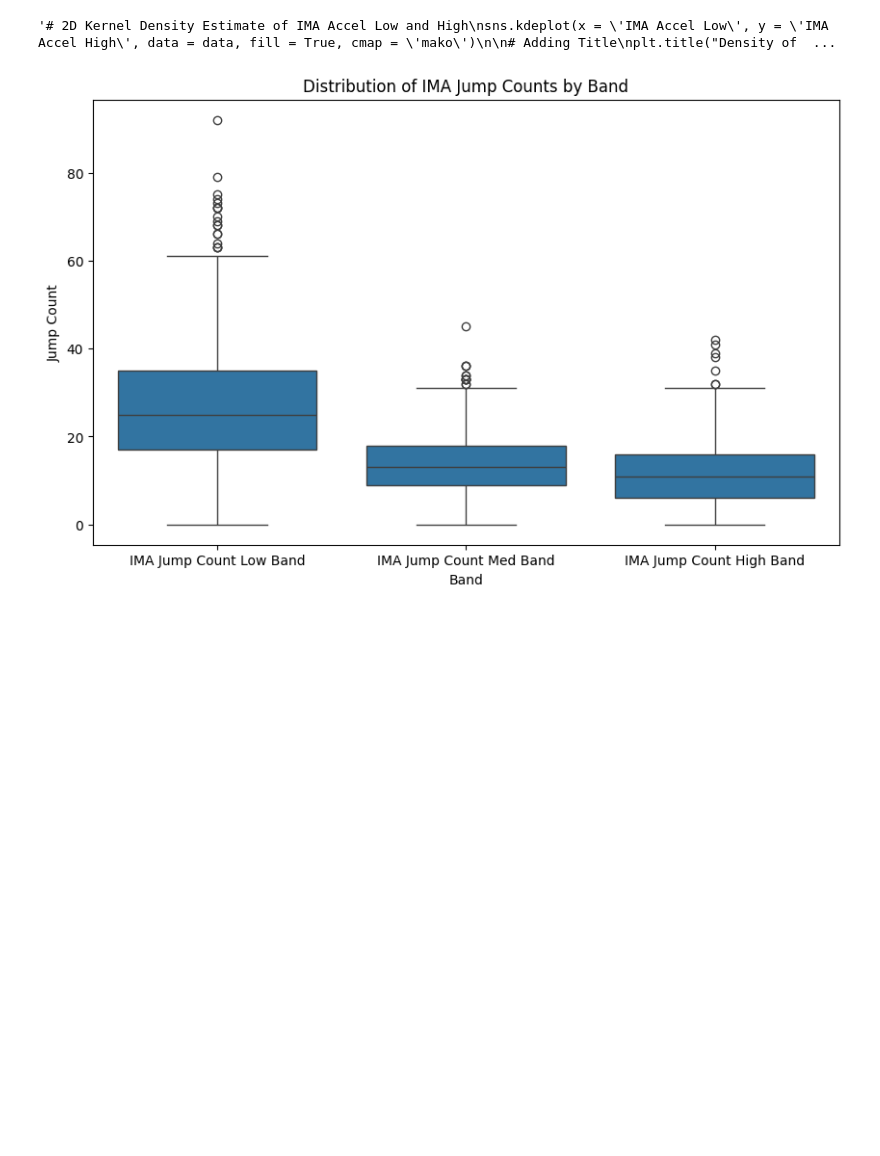
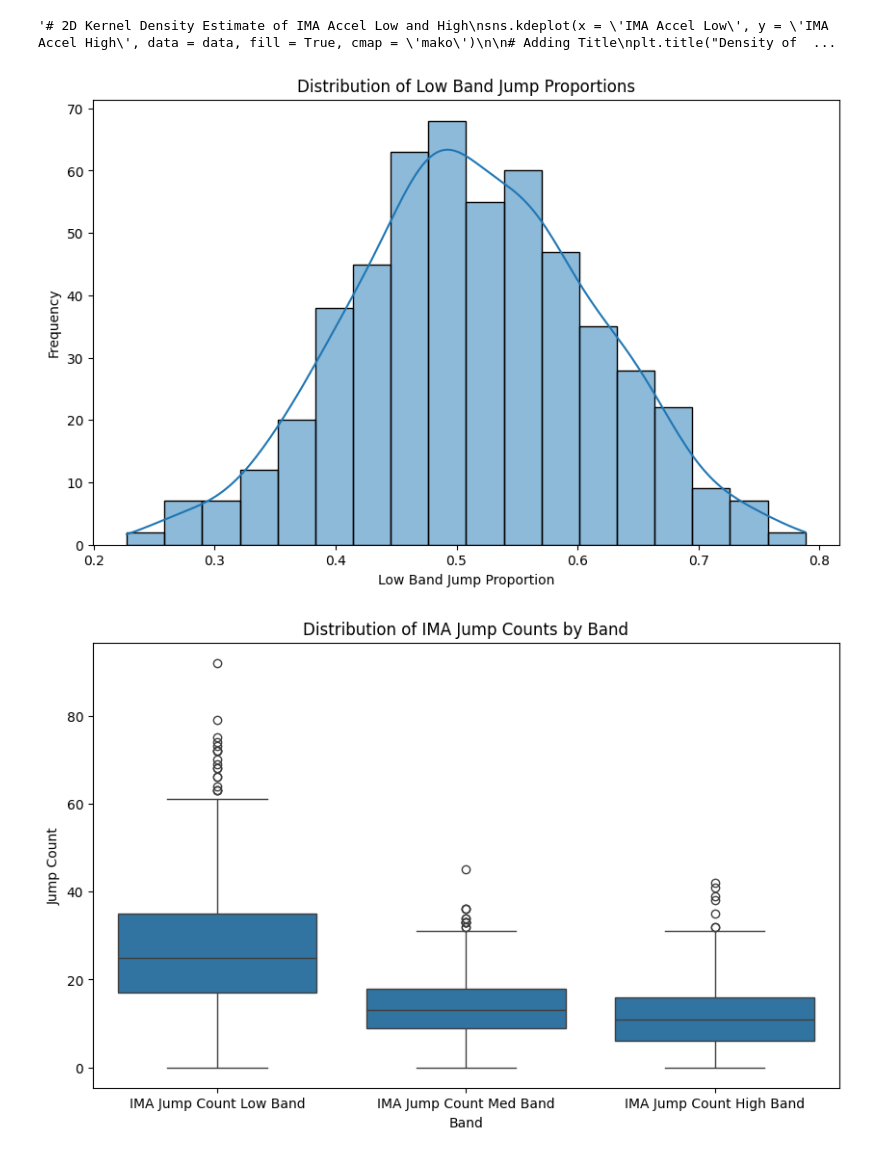
Before and after one commit to mgh2xx/FinalProject, a Jupyter notebook: assignments/EDA.ipynb, the cells around one changed output. Cells and saved outputs as stored; diff of their text form; code cells hidden in the pictures; blank space fills up the shorter version.

```diff
--- a/assignments/EDA.ipynb
+++ b/assignments/EDA.ipynb
@@ -207,6 +207,22 @@ plt.title("Density of Accelerations")
 plt.show()'''
 # %% [output]
 '# 2D Kernel Density Estimate of IMA Accel Low and High\nsns.kdeplot(x = \'IMA Accel Low\', y = \'IMA Accel High\', data = data, fill = True, cmap = \'mako\')\n\n# Adding Title\nplt.title("Density of  ...
+# %%
+# Initializing Figure
+plt.figure(figsize = (10, 6))
+
+# Histogram and KDE of Low Band Jump Proportion
+sns.histplot(data['Prop_Jump_Low'], kde = True)
+
+# Adding title and axis labels
+plt.title("Distribution of Low Band Jump Proportions")
+plt.xlabel("Low Band Jump Proportion")
+plt.ylabel("Frequency")
+
+# Showing Plot
+plt.show()
+# %% [output]
+[figure, added]
 # %%
 # Initializing Figure
 plt.figure(figsize = (10, 6))
```
Also changed, not shown: parts of 1 cell of this notebook, 7 other files.
